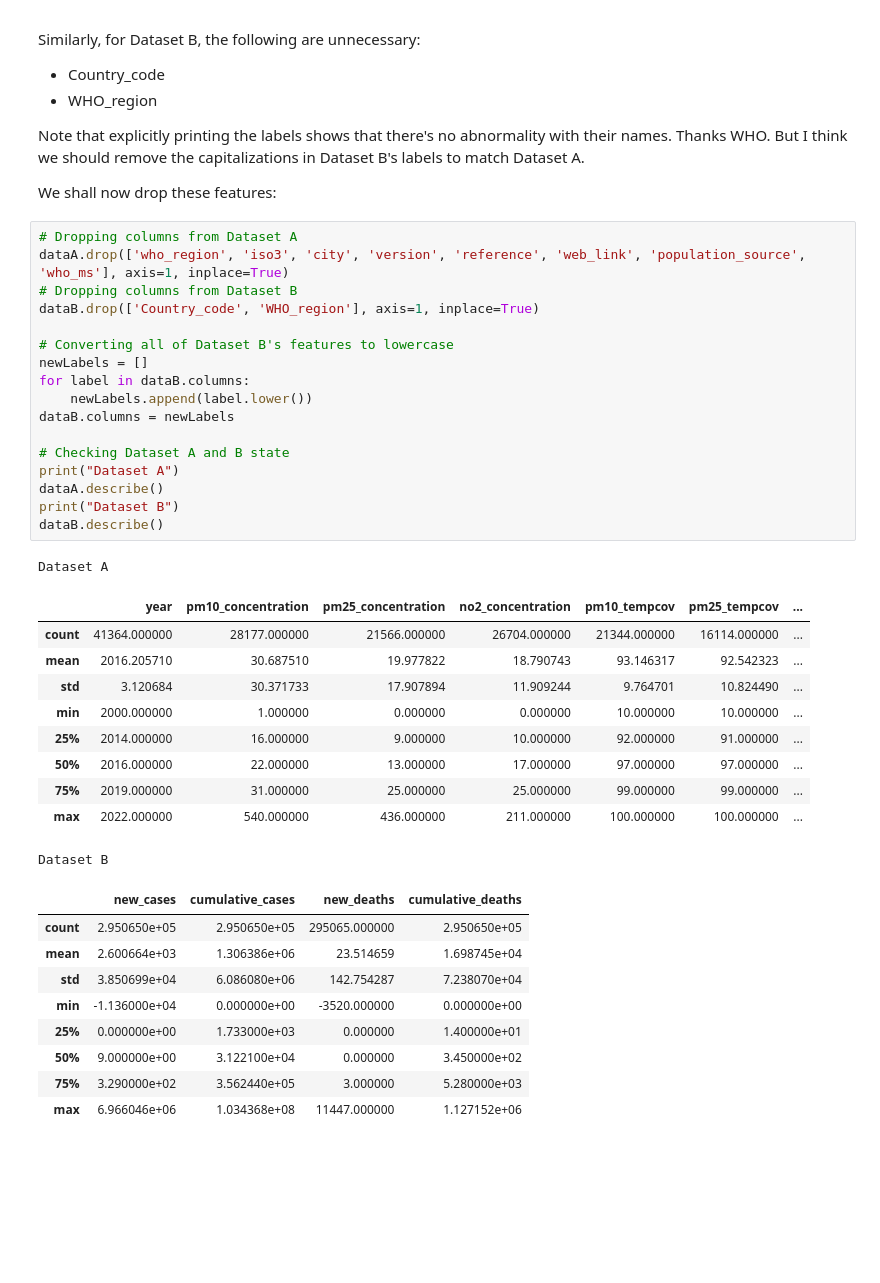
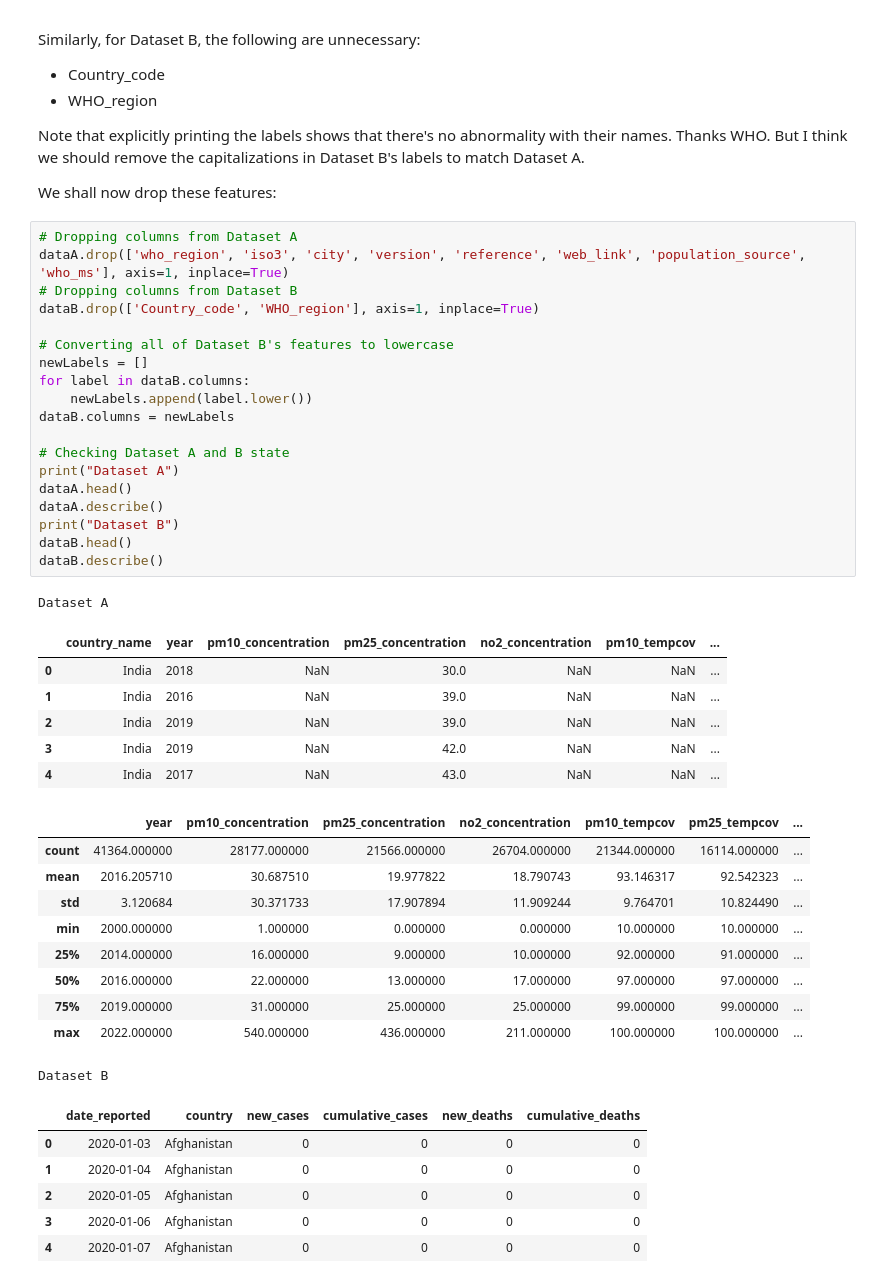
Before and after one commit to YSHebron/cs180-final-project, a Jupyter notebook: cs180-final-project.ipynb, the cells around one changed output. Cells and saved outputs as stored; diff of their text form; blank space fills up the shorter version.

Commit message:
feat: prelim to imputation, fix dates

```diff
--- a/cs180-final-project.ipynb
+++ b/cs180-final-project.ipynb
@@ -134,38 +134,43 @@ We shall now drop these features:
 # %%
 # Dropping columns from Dataset A
 dataA.drop(['who_region', 'iso3', 'city', 'version', 'reference', 'web_link', 'population_source', 'who_ms'], axis=1, inplace=True)
 # Dropping columns from Dataset B
 dataB.drop(['Country_code', 'WHO_region'], axis=1, inplace=True)
 
 # Converting all of Dataset B's features to lowercase
 newLabels = []
 for label in dataB.columns:
     newLabels.append(label.lower())
 dataB.columns = newLabels
 
 # Checking Dataset A and B state
 print("Dataset A")
+dataA.head()
 dataA.describe()
 print("Dataset B")
+dataB.head()
 dataB.describe()
 # %% [output]
 Dataset A
-|  | year | pm10_concentration | pm25_concentration | no2_concentration | pm10_tempcov | pm25_tempcov | ... |
-| count | 41364.000000 | 28177.000000 | 21566.000000 | 26704.000000 | 21344.000000 | 16114.000000 | ... |
-| mean | 2016.205710 | 30.687510 | 19.977822 | 18.790743 | 93.146317 | 92.542323 | ... |
-| std | 3.120684 | 30.371733 | 17.907894 | 11.909244 | 9.764701 | 10.824490 | ... |
-| min | 2000.000000 | 1.000000 | 0.000000 | 0.000000 | 10.000000 | 10.000000 | ... |
-| 25% | 2014.000000 | 16.000000 | 9.000000 | 10.000000 | 92.000000 | 91.000000 | ... |
-| 50% | 2016.000000 | 22.000000 | 13.000000 | 17.000000 | 97.000000 | 97.000000 | ... |
-| 75% | 2019.000000 | 31.000000 | 25.000000 | 25.000000 | 99.000000 | 99.000000 | ... |
-| max | 2022.000000 | 540.000000 | 436.000000 | 211.000000 | 100.000000 | 100.000000 | ... |
+|  | country_name | year | pm10_concentration | pm25_concentration | no2_concentration | pm10_tempcov | ... |
+| 0 | India | 2018 | NaN | 30.0 | NaN | NaN | ... |
+| 1 | India | 2016 | NaN | 39.0 | NaN | NaN | ... |
+| 2 | India | 2019 | NaN | 39.0 | NaN | NaN | ... |
+| 3 | India | 2019 | NaN | 42.0 | NaN | NaN | ... |
+| 4 | India | 2017 | NaN | 43.0 | NaN | NaN | ... |
+|  | year | pm10_concentration | pm25_concentration | no2_concentration | pm10_tempcov | pm25_tempcov | ... |
+| count | 41364.000000 | 28177.000000 | 21566.000000 | 26704.000000 | 21344.000000 | 16114.000000 | ... |
+| mean | 2016.205710 | 30.687510 | 19.977822 | 18.790743 | 93.146317 | 92.542323 | ... |
+| std | 3.120684 | 30.371733 | 17.907894 | 11.909244 | 9.764701 | 10.824490 | ... |
+| min | 2000.000000 | 1.000000 | 0.000000 | 0.000000 | 10.000000 | 10.000000 | ... |
+| 25% | 2014.000000 | 16.000000 | 9.000000 | 10.000000 | 92.000000 | 91.000000 | ... |
+| 50% | 2016.000000 | 22.000000 | 13.000000 | 17.000000 | 97.000000 | 97.000000 | ... |
+| 75% | 2019.000000 | 31.000000 | 25.000000 | 25.000000 | 99.000000 | 99.000000 | ... |
+| max | 2022.000000 | 540.000000 | 436.000000 | 211.000000 | 100.000000 | 100.000000 | ... |
 Dataset B
-|  | new_cases | cumulative_cases | new_deaths | cumulative_deaths |
-| count | 2.950650e+05 | 2.950650e+05 | 295065.000000 | 2.950650e+05 |
-| mean | 2.600664e+03 | 1.306386e+06 | 23.514659 | 1.698745e+04 |
-| std | 3.850699e+04 | 6.086080e+06 | 142.754287 | 7.238070e+04 |
-| min | -1.136000e+04 | 0.000000e+00 | -3520.000000 | 0.000000e+00 |
-| 25% | 0.000000e+00 | 1.733000e+03 | 0.000000 | 1.400000e+01 |
-| 50% | 9.000000e+00 | 3.122100e+04 | 0.000000 | 3.450000e+02 |
-| 75% | 3.290000e+02 | 3.562440e+05 | 3.000000 | 5.280000e+03 |
-| max | 6.966046e+06 | 1.034368e+08 | 11447.000000 | 1.127152e+06 |
+|  | date_reported | country | new_cases | cumulative_cases | new_deaths | cumulative_deaths |
+| 0 | 2020-01-03 | Afghanistan | 0 | 0 | 0 | 0 |
+| 1 | 2020-01-04 | Afghanistan | 0 | 0 | 0 | 0 |
+| 2 | 2020-01-05 | Afghanistan | 0 | 0 | 0 | 0 |
+| 3 | 2020-01-06 | Afghanistan | 0 | 0 | 0 | 0 |
+| 4 | 2020-01-07 | Afghanistan | 0 | 0 | 0 | 0 |
```
Also changed, not shown: parts of 6 cells of this notebook.
